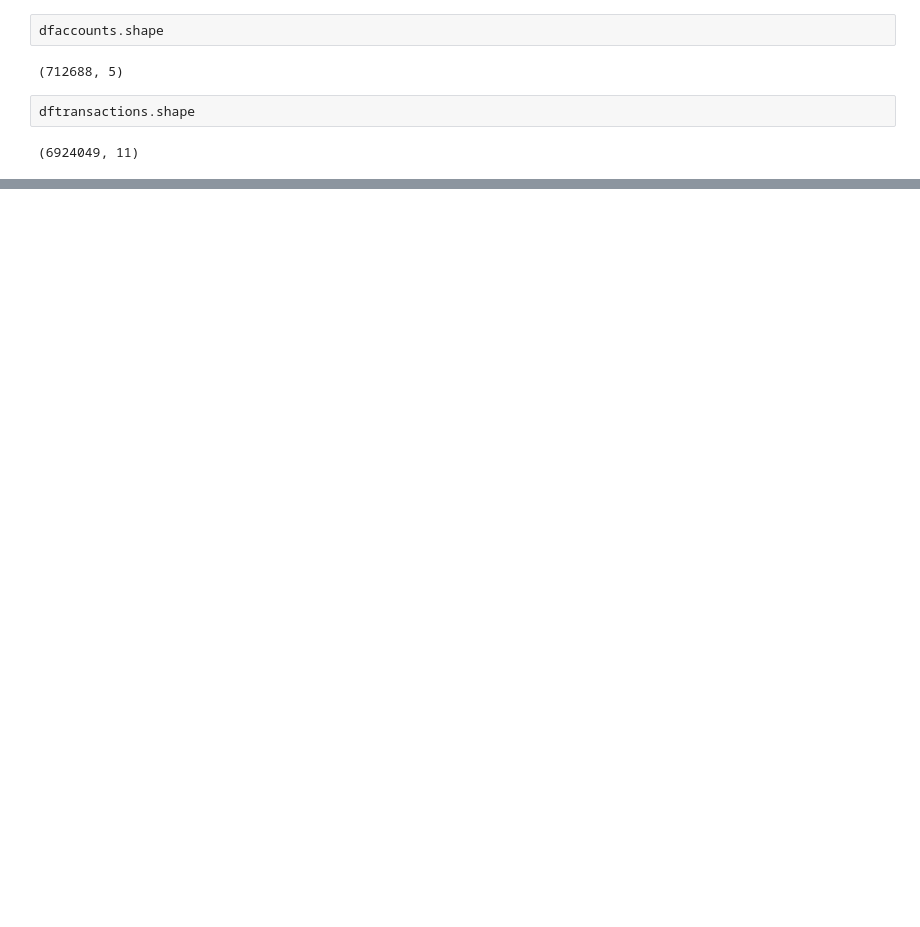
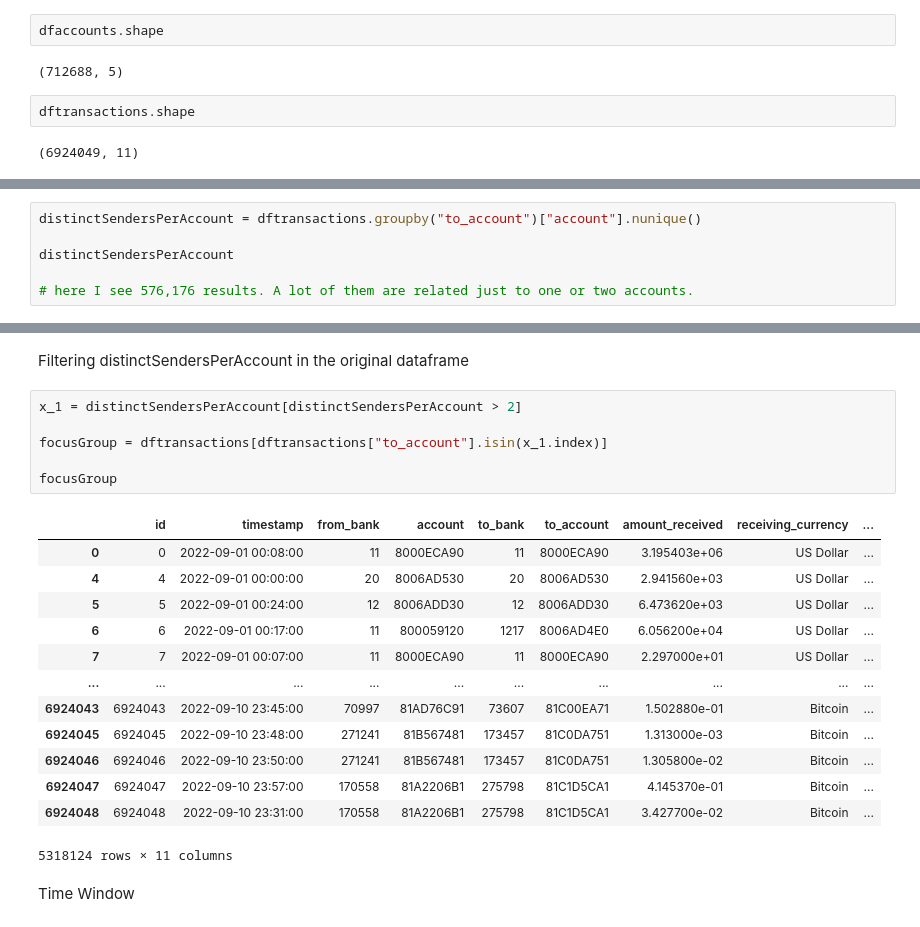
Before and after one commit to rgcou/aml-transaction-analysis1, a Jupyter notebook: AML exploratory analysis.ipynb, the cells around one changed output, grey strips where cells are left out. Drawn from its saved outputs; the diff is of its cells as text; blank space fills up the shorter version.

```diff
--- a/AML exploratory analysis.ipynb
+++ b/AML exploratory analysis.ipynb
@@ -485,0 +503,6 @@ dftransactions.shape
+# %%
+distinctSendersPerAccount = dftransactions.groupby("to_account")["account"].nunique()
+
+distinctSendersPerAccount
+
+# here I see 576,176 results. A lot of them are related just to one or two accounts.
@@ -485,0 +557,24 @@ dftransactions.shape
+# %% [markdown]
+Filtering distinctSendersPerAccount in the original dataframe
+# %%
+x_1 = distinctSendersPerAccount[distinctSendersPerAccount > 2]
+
+focusGroup = dftransactions[dftransactions["to_account"].isin(x_1.index)]
+
+focusGroup
+# %% [output]
+|  | id | timestamp | from_bank | account | to_bank | to_account | amount_received | receiving_currency | ... |
+| 0 | 0 | 2022-09-01 00:08:00 | 11 | 8000ECA90 | 11 | 8000ECA90 | 3.195403e+06 | US Dollar | ... |
+| 4 | 4 | 2022-09-01 00:00:00 | 20 | 8006AD530 | 20 | 8006AD530 | 2.941560e+03 | US Dollar | ... |
+| 5 | 5 | 2022-09-01 00:24:00 | 12 | 8006ADD30 | 12 | 8006ADD30 | 6.473620e+03 | US Dollar | ... |
+| 6 | 6 | 2022-09-01 00:17:00 | 11 | 800059120 | 1217 | 8006AD4E0 | 6.056200e+04 | US Dollar | ... |
+| 7 | 7 | 2022-09-01 00:07:00 | 11 | 8000ECA90 | 11 | 8000ECA90 | 2.297000e+01 | US Dollar | ... |
+| ... | ... | ... | ... | ... | ... | ... | ... | ... | ... |
+| 6924043 | 6924043 | 2022-09-10 23:45:00 | 70997 | 81AD76C91 | 73607 | 81C00EA71 | 1.502880e-01 | Bitcoin | ... |
+| 6924045 | 6924045 | 2022-09-10 23:48:00 | 271241 | 81B567481 | 173457 | 81C0DA751 | 1.313000e-03 | Bitcoin | ... |
+| 6924046 | 6924046 | 2022-09-10 23:50:00 | 271241 | 81B567481 | 173457 | 81C0DA751 | 1.305800e-02 | Bitcoin | ... |
+| 6924047 | 6924047 | 2022-09-10 23:57:00 | 170558 | 81A2206B1 | 275798 | 81C1D5CA1 | 4.145370e-01 | Bitcoin | ... |
+| 6924048 | 6924048 | 2022-09-10 23:31:00 | 170558 | 81A2206B1 | 275798 | 81C1D5CA1 | 3.427700e-02 | Bitcoin | ... |
+5318124 rows × 11 columns
+# %% [markdown]
+Time Window
```
Also changed, not shown: parts of 73 cells of this notebook.
